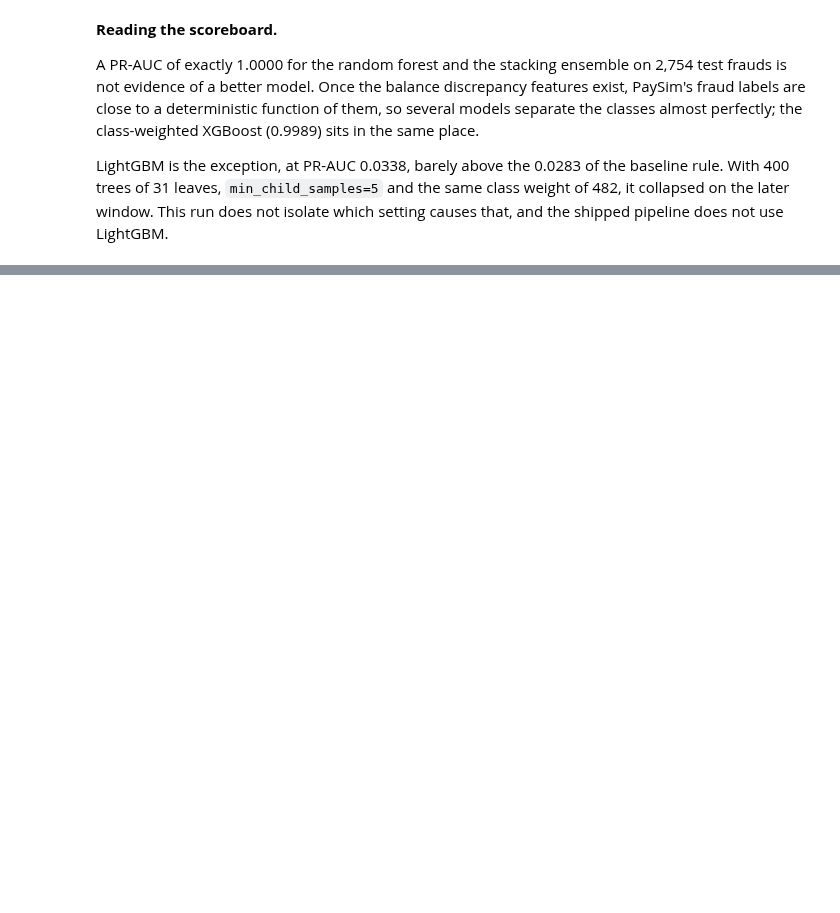
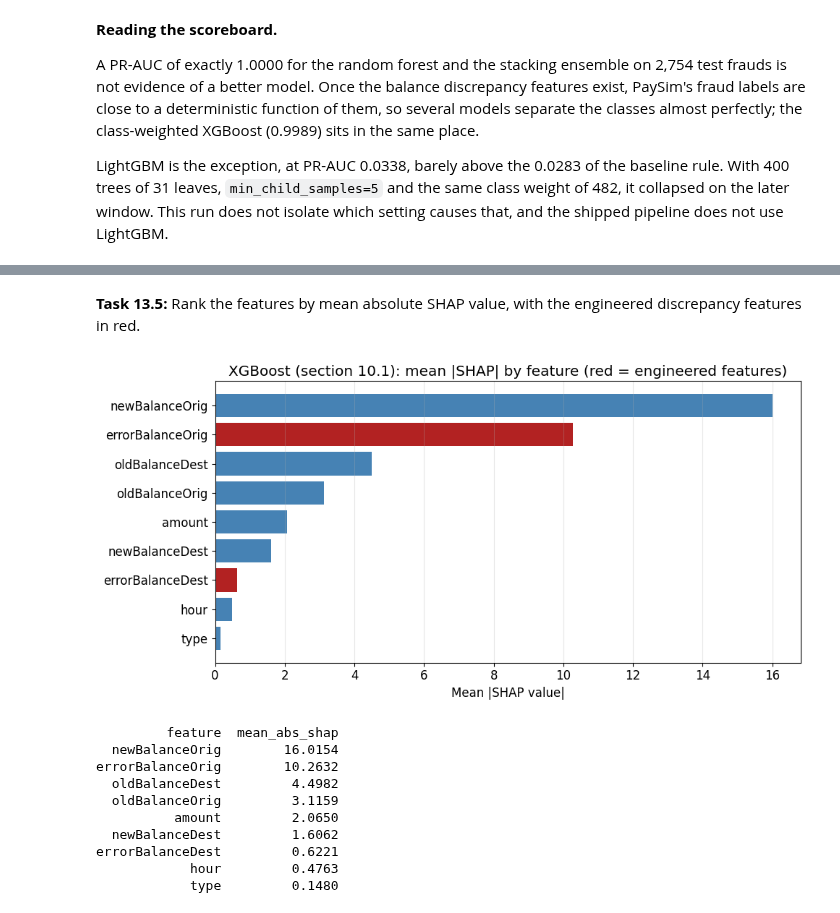
Before and after one commit to alvenyuka/Fraud-Detection-System, a Jupyter notebook: Fraud_Detection_System.ipynb, the cells around one changed output, grey strips where cells are left out. Drawn from its saved outputs; the diff is of its cells as text; code cells hidden in the pictures; blank space fills up the shorter version.

```diff
--- a/Fraud_Detection_System.ipynb
+++ b/Fraud_Detection_System.ipynb
@@ -1189,0 +816,17 @@ plt.show()
+# %%
+SPLIT_STEP = CONFIG["split_step"]
+MODEL_COLS = [c for c in features.columns if c != "step"]   # every feature except the split variable
+
+train_mask = features["step"] <= SPLIT_STEP
+test_mask = features["step"] > SPLIT_STEP
+
+X_train = features.loc[train_mask, MODEL_COLS]
+y_train = target[train_mask]
+X_test = features.loc[test_mask, MODEL_COLS]
+y_test = target[test_mask]
+
+print(f"Time-based split at step {SPLIT_STEP} (no shuffling)")
+print(f"  Train  steps 1-{SPLIT_STEP}:   {len(X_train):>10,} rows | fraud rate {y_train.mean():.4%}")
+print(f"  Test   steps {SPLIT_STEP + 1}-743: {len(X_test):>10,} rows | fraud rate {y_test.mean():.4%}")
+print(f"\nModel features ({len(MODEL_COLS)}):", MODEL_COLS)
+print(f"Fraud rate ratio, test vs train: {y_test.mean() / y_train.mean():.1f}x")
@@ -1189,0 +930,9 @@ plt.show()
+# %%
+model = XGBClassifier(max_depth=3, scale_pos_weight=class_weight, n_jobs=N_JOBS)
+
+# Fit on the training window; keep probabilities, not just 0/1 predictions
+predicted_probabilities = model.fit(X_train, y_train).predict_proba(X_test)
+
+pr_auc = average_precision_score(y_test, predicted_probabilities[:, 1])
+print(f"PR-AUC Score: {pr_auc:.4f}")
+evaluate("XGBoost (trained above)", y_test, predicted_probabilities[:, 1])
@@ -1593,0 +1411,34 @@ come from the pipeline.
+# %% [markdown]
+**Task 13.5:** Rank the features by mean absolute SHAP value, with the
+engineered discrepancy features in red.
+# %%
+all_features = X_test.columns.tolist()
+assert len(all_features) == shap_values.shape[1], "one SHAP column per feature"
+
+shap_imp = pd.DataFrame({
+    "feature": all_features,
+    "mean_abs_shap": np.abs(shap_values).mean(axis=0),
+}).sort_values("mean_abs_shap", ascending=True)
+
+fig, ax = plt.subplots(figsize=(10, 5))
+colours = ["firebrick" if f.startswith("error") else "steelblue" for f in shap_imp["feature"]]
+ax.barh(shap_imp["feature"], shap_imp["mean_abs_shap"], color=colours)
+ax.set_xlabel("Mean |SHAP value|")
+ax.set_title("XGBoost (section 10.1): mean |SHAP| by feature (red = engineered features)")
+ax.grid(axis="x", alpha=0.3)
+plt.tight_layout()
+plt.show()
+
+print(shap_imp.sort_values("mean_abs_shap", ascending=False).to_string(index=False))
+# %% [output]
+[figure, added]
+         feature  mean_abs_shap
+  newBalanceOrig        16.0154
+errorBalanceOrig        10.2632
+  oldBalanceDest         4.4982
+  oldBalanceOrig         3.1159
+          amount         2.0650
+  newBalanceDest         1.6062
+errorBalanceDest         0.6221
+            hour         0.4763
+            type         0.1480
```
Also changed, not shown: parts of 208 cells of this notebook, 1 other file.
